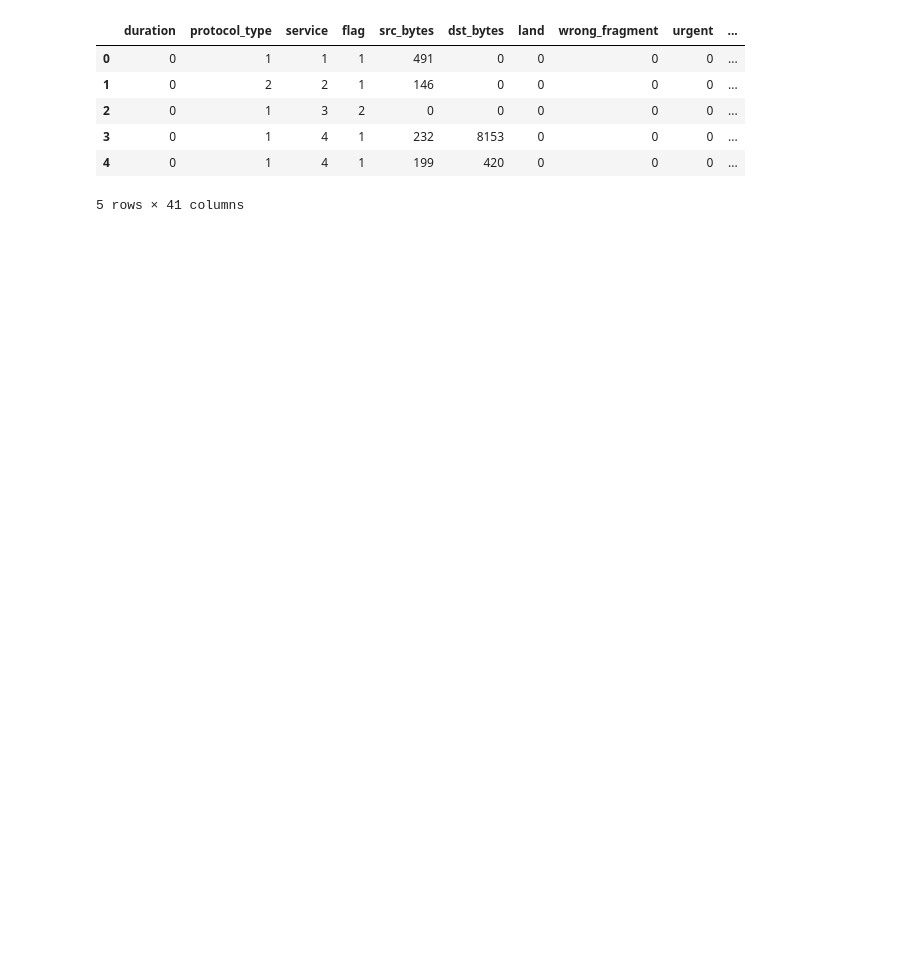
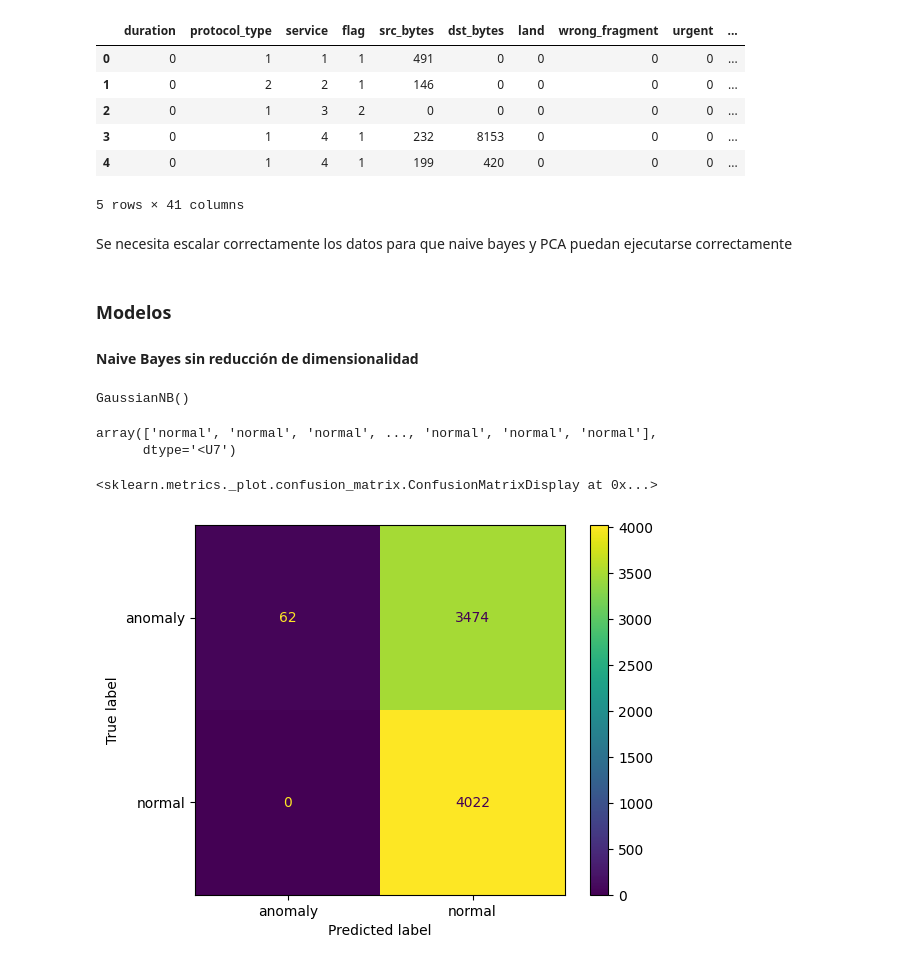
Before and after one commit to sebas411/Lab5-Security-Data-Science, a Jupyter notebook: lab5.ipynb, the cells around one changed output. Drawn from its saved outputs; the diff is of its cells as text; code cells hidden in the pictures; blank space fills up the shorter version.

```diff
--- a/lab5.ipynb
+++ b/lab5.ipynb
@@ -354,3 +359,33 @@ X.head()
 | 3 | 0 | 1 | 4 | 1 | 232 | 8153 | 0 | 0 | 0 | ... |
 | 4 | 0 | 1 | 4 | 1 | 199 | 420 | 0 | 0 | 0 | ... |
 5 rows × 41 columns
+# %%
+X_train, X_test, y_train, y_test = train_test_split(X, y, test_size = 0.3, random_state = 123)
+# %% [markdown]
+Se necesita escalar correctamente los datos para que naive bayes y PCA puedan ejecutarse correctamente
+# %%
+sc = StandardScaler()
+
+X_train = sc.fit_transform(X_train)
+X_test = sc.fit_transform(X_test)
+# %% [markdown]
+### Modelos
+#### Naive Bayes sin reducción de dimensionalidad
+# %%
+model1 = GaussianNB()
+model1.fit(X_train, y_train)
+# %% [output]
+GaussianNB()
+# %%
+y_pred1 = model1.predict(X_test)
+y_pred1
+# %% [output]
+array(['normal', 'normal', 'normal', ..., 'normal', 'normal', 'normal'],
+      dtype='<U7')
+# %%
+cm = confusion_matrix(y_test, y_pred1, labels=model1.classes_)
+disp = ConfusionMatrixDisplay(confusion_matrix=cm, display_labels=model1.classes_)
+disp.plot()
+# %% [output]
+<sklearn.metrics._plot.confusion_matrix.ConfusionMatrixDisplay at 0x...>
+[figure, added]
```
Also changed, not shown: parts of 41 cells of this notebook.
